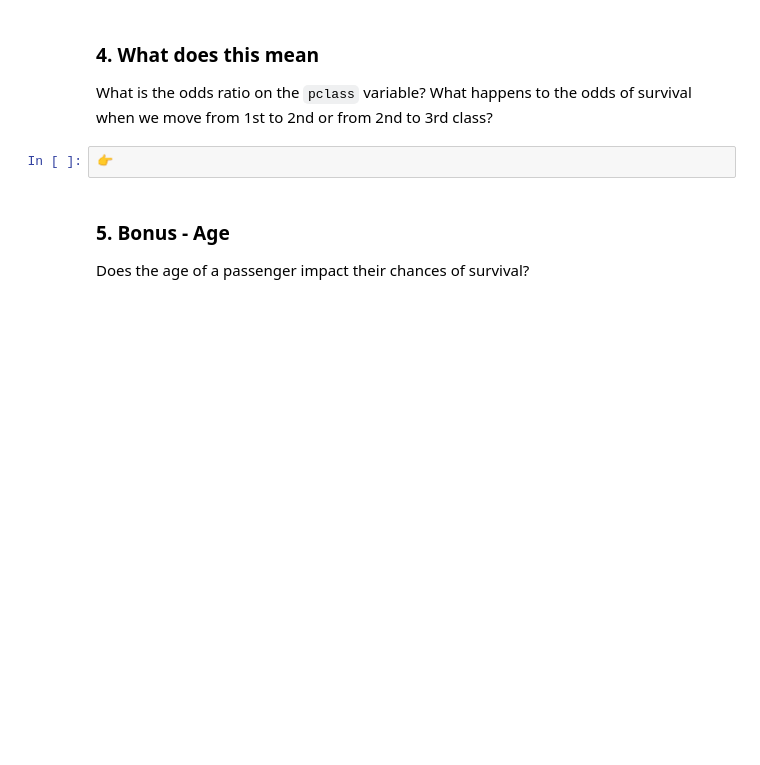
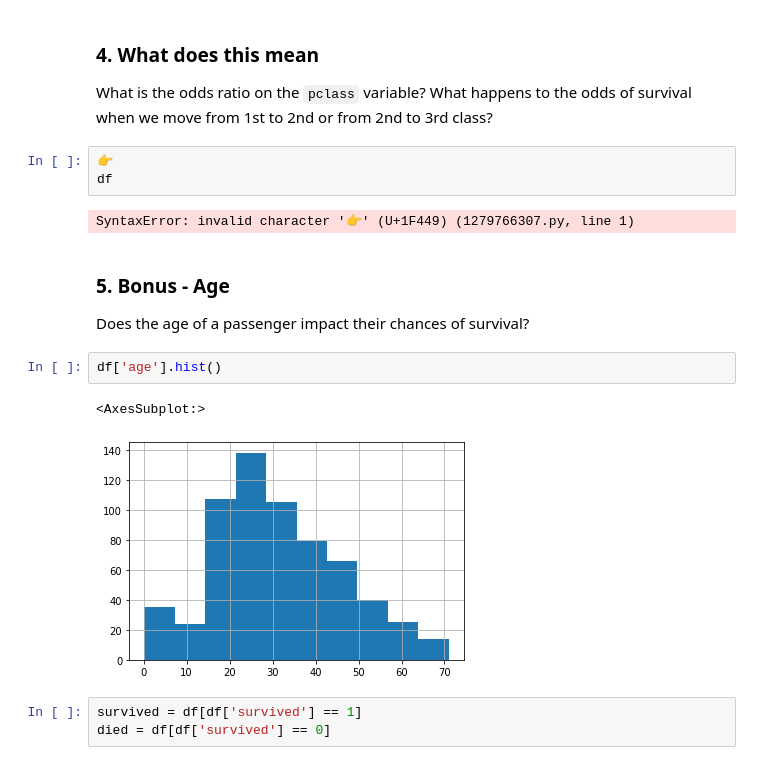
Before and after one commit to code4journalism/logistic-regression-titanic-and-coaches-team_priara, a Jupyter notebook: logistic-regression-titanic.ipynb, the cells around one changed output. Drawn from its saved outputs; the diff is of its cells as text; blank space fills up the shorter version.

```diff
--- a/logistic-regression-titanic.ipynb
+++ b/logistic-regression-titanic.ipynb
@@ -242,7 +244,18 @@ We know from the earlier assignment that class also affects survival, so let's a
 What is the odds ratio on the `pclass` variable? What happens to the odds of survival when we move from 1st to 2nd or from 2nd to 3rd class?
 # %%
 👉
+df
+# %% [output]
+SyntaxError: invalid character '👉' (U+1F449) (1279766307.py, line 1)
 # %% [markdown]
 ### 5. Bonus - Age
 
 Does the age of a passenger impact their chances of survival?
+# %%
+df['age'].hist()
+# %% [output]
+<AxesSubplot:>
+[figure, added]
+# %%
+survived = df[df['survived'] == 1]
+died = df[df['survived'] == 0]
```
Also changed, not shown: parts of 8 cells of this notebook.
